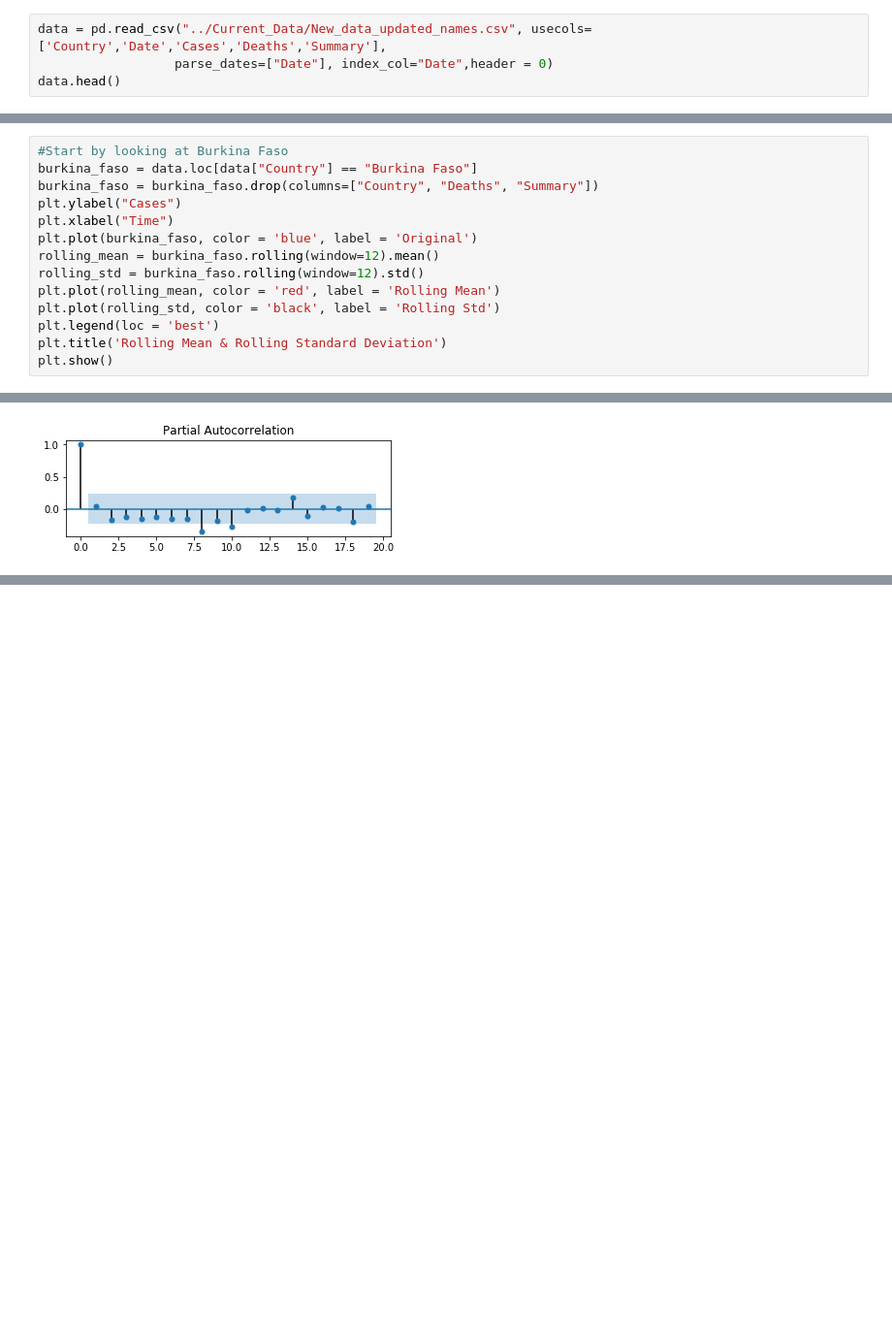
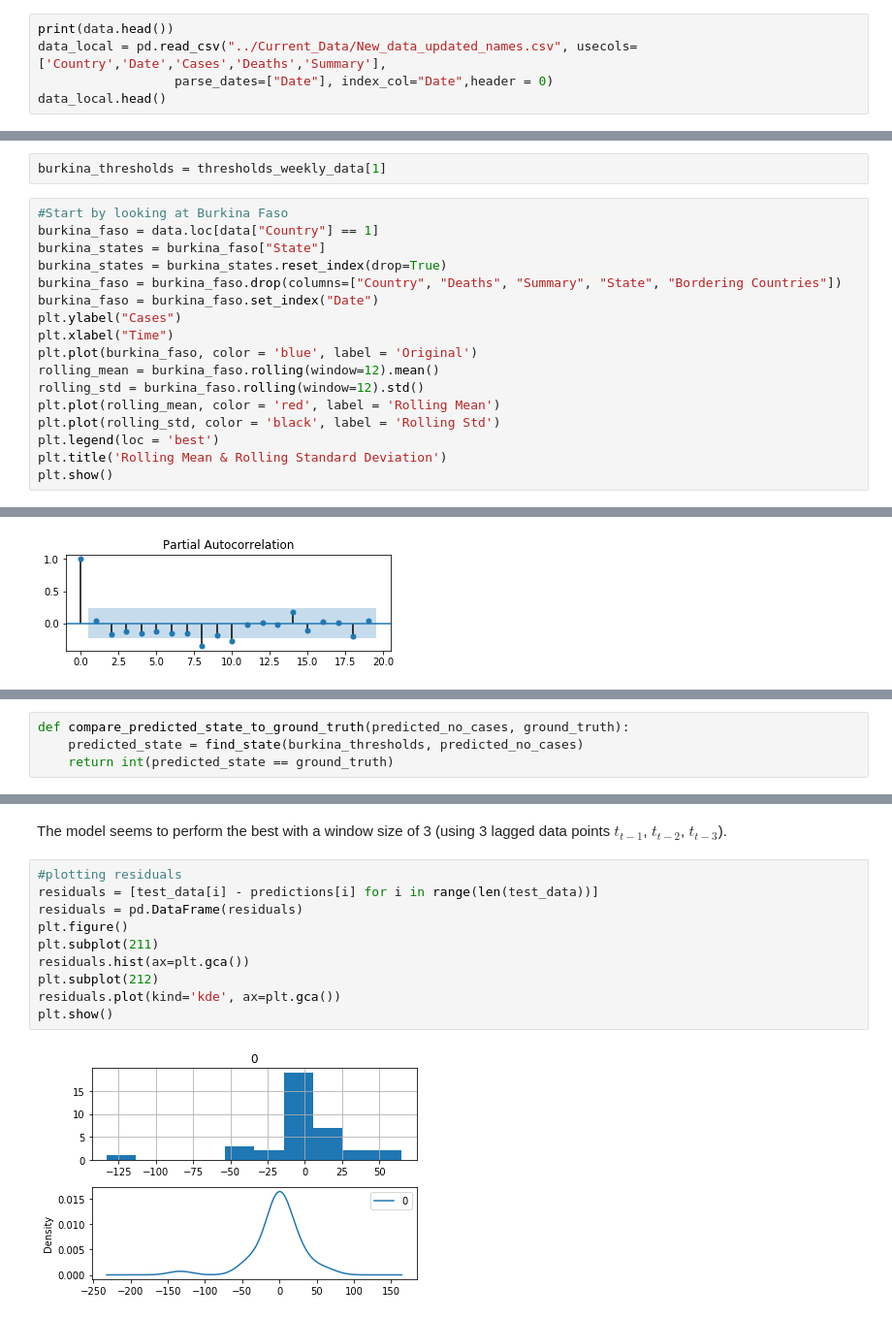
Before and after one commit to amirgamil/Meningitis-Analysis, a Jupyter notebook: Code/Autoregressive Models.ipynb, the cells around one changed output, grey strips where cells are left out. Shown: that part at 97% size. Drawn from its saved outputs; the diff is of its cells as text; blank space fills up the shorter version.

Commit message:
experimented with prophet and autoregressive models

```diff
--- a/Code/Autoregressive Models.ipynb
+++ b/Code/Autoregressive Models.ipynb
@@ -40,5 +44,6 @@ from statsmodels.tsa.stattools import adfuller
 # %%
-data = pd.read_csv("../Current_Data/New_data_updated_names.csv", usecols=['Country','Date','Cases','Deaths','Summary'],
+print(data.head())
+data_local = pd.read_csv("../Current_Data/New_data_updated_names.csv", usecols=['Country','Date','Cases','Deaths','Summary'],
                   parse_dates=["Date"], index_col="Date",header = 0)
-data.head()
+data_local.head()
 # %% [output]
@@ -49,10 +74,15 @@ data.head()
 | 2014-01-01 | Ivory Coast | 3 | 2.0 | Two districts crossed the alert t... |
 | 2014-01-01 | Ghana | 3 | 0.0 | Two districts crossed the alert t... |
 | 2014-01-01 | Mali | 0 | 0.0 | Two districts crossed the alert t... |
+# %%
+burkina_thresholds = thresholds_weekly_data[1]
 # %%
 #Start by looking at Burkina Faso
-burkina_faso = data.loc[data["Country"] == "Burkina Faso"]
-burkina_faso = burkina_faso.drop(columns=["Country", "Deaths", "Summary"])
+burkina_faso = data.loc[data["Country"] == 1]
+burkina_states = burkina_faso["State"]
+burkina_states = burkina_states.reset_index(drop=True)
+burkina_faso = burkina_faso.drop(columns=["Country", "Deaths", "Summary", "State", "Bordering Countries"])
+burkina_faso = burkina_faso.set_index("Date")
 plt.ylabel("Cases")
 plt.xlabel("Time")
 plt.plot(burkina_faso, color = 'blue', label = 'Original')
@@ -179,0 +215,4 @@ Now that we've made our data stationary, a potential starting point could be ARI
+# %%
+def compare_predicted_state_to_ground_truth(predicted_no_cases, ground_truth):
+    predicted_state = find_state(burkina_thresholds, predicted_no_cases)
+    return int(predicted_state == ground_truth)
@@ -179,0 +274,14 @@ Now that we've made our data stationary, a potential starting point could be ARI
+# %% [markdown]
+The model seems to perform the best with a window size of 3 (using 3 lagged data points $t_{t-1}$, $t_{t-2}$, $t_{t-3}$).
+# %%
+#plotting residuals
+residuals = [test_data[i] - predictions[i] for i in range(len(test_data))]
+residuals = pd.DataFrame(residuals)
+plt.figure()
+plt.subplot(211)
+residuals.hist(ax=plt.gca())
+plt.subplot(212)
+residuals.plot(kind='kde', ax=plt.gca())
+plt.show()
+# %% [output]
+[figure, added]
```
Also changed, not shown: parts of 14 cells of this notebook.
